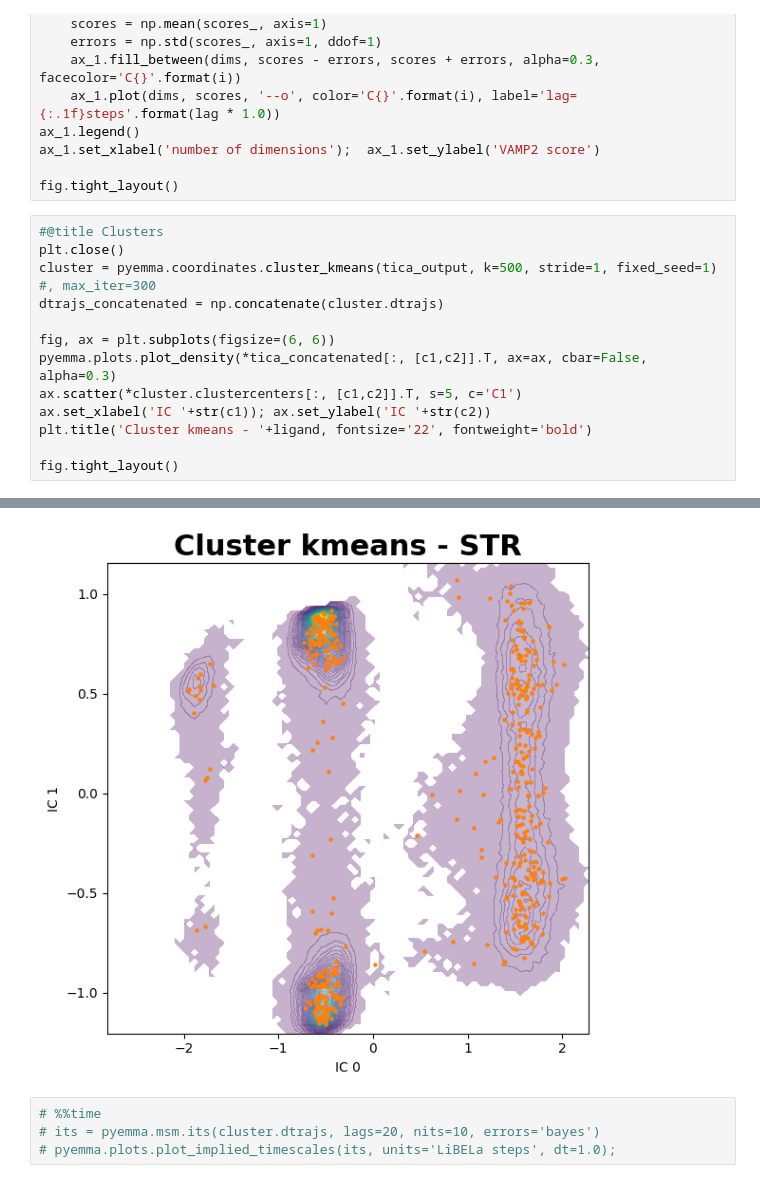
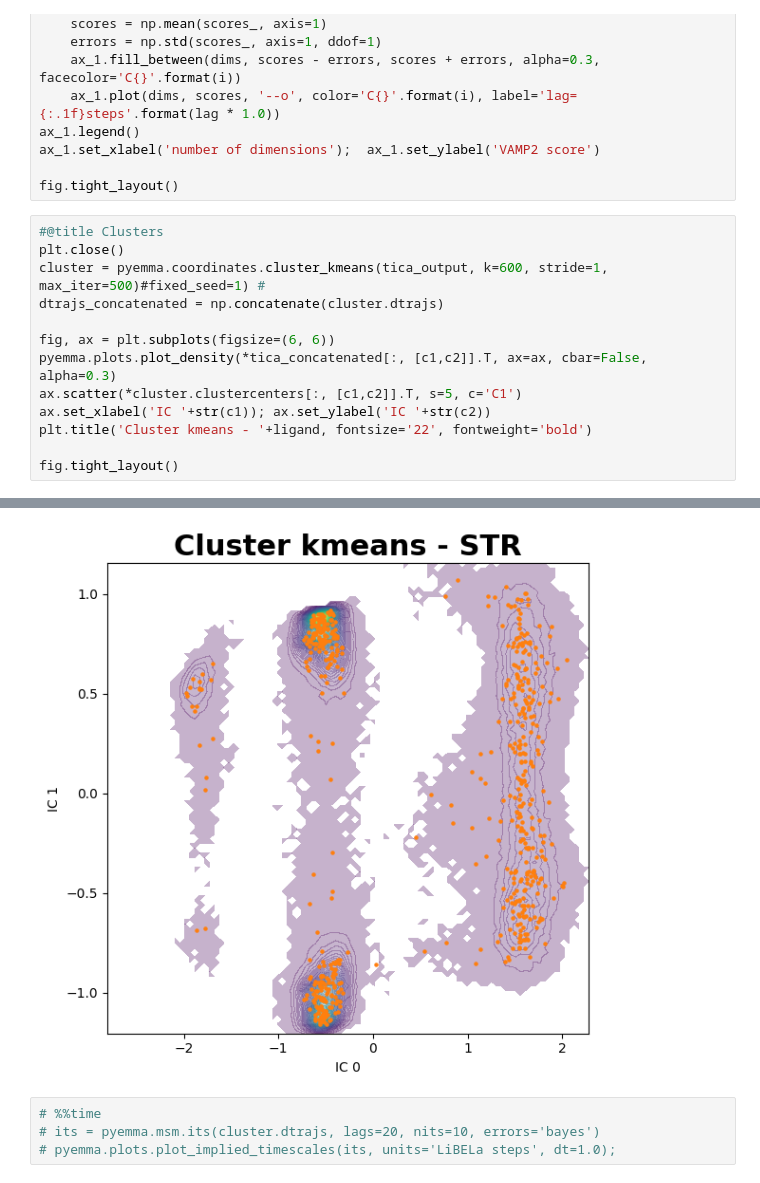
Before and after one commit to saguileran/MD-SCPI, a Jupyter notebook: NoteBooks/PyEMMA_STR.ipynb, the cells around one changed output, grey strips where cells are left out. Cells and saved outputs as stored; diff of their text form.

```diff
--- a/NoteBooks/PyEMMA_STR.ipynb
+++ b/NoteBooks/PyEMMA_STR.ipynb
@@ -120,7 +120,7 @@ fig.tight_layout()
 # %%
 #@title Clusters
 plt.close()
-cluster = pyemma.coordinates.cluster_kmeans(tica_output, k=500, stride=1, fixed_seed=1) #, max_iter=300
+cluster = pyemma.coordinates.cluster_kmeans(tica_output, k=600, stride=1, max_iter=500)#fixed_seed=1) #
 dtrajs_concatenated = np.concatenate(cluster.dtrajs)
 
 fig, ax = plt.subplots(figsize=(6, 6))
@@ -136,4 +134,4 @@ WARNING:pyemma.coordinates.clustering.kmeans.KmeansClustering[4]:Algorithm did n
-[figure, old version]
+[figure, new version]
 # %%
 # %%time
 # its = pyemma.msm.its(cluster.dtrajs, lags=20, nits=10, errors='bayes')
```
Also changed, not shown: parts of 2 cells of this notebook.
